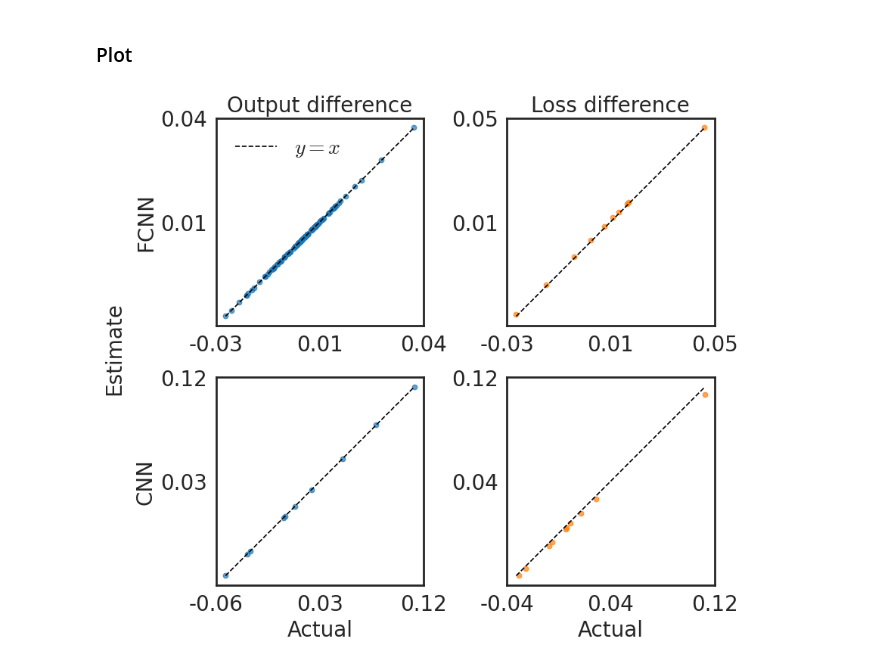
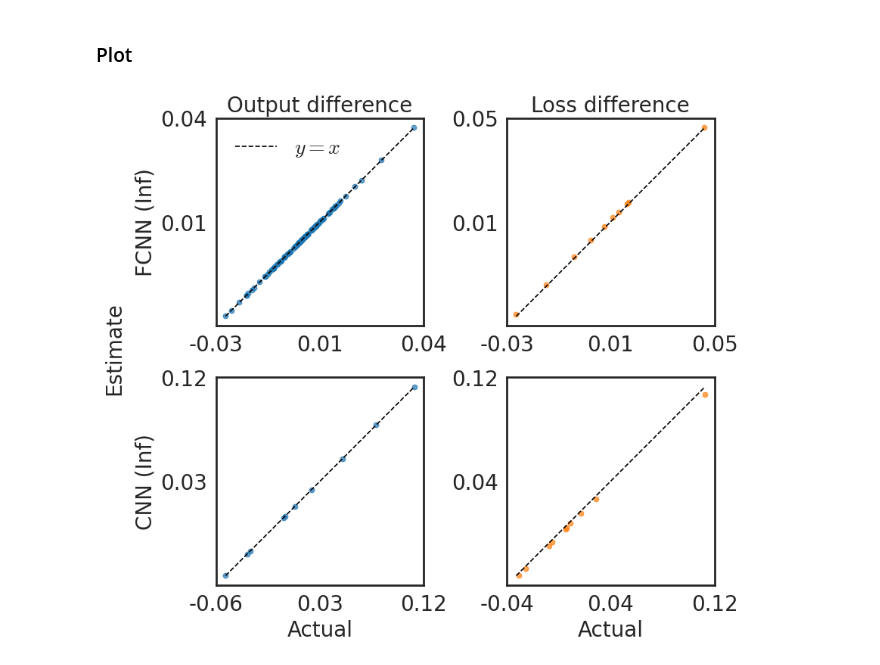
Before and after one commit to ZhenhuanSun/ntk_influence, a Jupyter notebook: plots/figure 4.ipynb, the cells around one changed output. Saved outputs shown, nothing was run; the diff lists cells and outputs as text; code cells hidden in the pictures.

```diff
--- a/plots/figure 4.ipynb
+++ b/plots/figure 4.ipynb
@@ -84,7 +84,7 @@ with plt.rc_context(rc_tex), sns.axes_style("white"), sns.plotting_context("pape
         show_legend=True,
     )
     axes[0, 0].set_title("Output difference", fontsize=title_fs)
-    axes[0, 0].set_ylabel("FCNN", fontsize=label_fs)
+    axes[0, 0].set_ylabel("FCNN (Inf)", fontsize=label_fs)
 
     plot_panel(
         axes[0, 1],
@@ -105,7 +105,7 @@ with plt.rc_context(rc_tex), sns.axes_style("white"), sns.plotting_context("pape
         color="tab:blue",
         show_legend=False,
     )
-    axes[1, 0].set_ylabel("CNN", fontsize=label_fs)
+    axes[1, 0].set_ylabel("CNN (Inf)", fontsize=label_fs)
 
     plot_panel(
         axes[1, 1],
@@ -116,31 +116,31 @@ with plt.rc_context(rc_tex), sns.axes_style("white"), sns.plotting_context("pape
     )
 
     # Bottom x-labels
     axes[1, 0].set_xlabel("Actual", fontsize=label_fs)
     axes[1, 1].set_xlabel("Actual", fontsize=label_fs)
 
     # Shared y-label
     fig.supylabel("Estimate", fontsize=label_fs, x=-0.05)
     #fig.supxlabel("Actual", fontsize=label_fs)
 
     for ax in axes.flat:
         # ax.xaxis.set_major_locator(MaxNLocator(nbins=2))
         # ax.yaxis.set_major_locator(MaxNLocator(nbins=2))
         ax.xaxis.set_major_locator(LinearLocator(numticks=3))
         ax.yaxis.set_major_locator(LinearLocator(numticks=3))
         ax.xaxis.set_major_formatter(FormatStrFormatter("%.2f"))
         ax.yaxis.set_major_formatter(FormatStrFormatter("%.2f"))
 
         for spine in ax.spines.values():
             spine.set_linewidth(2.0)
 
         ax.tick_params(axis="both", labelsize=tick_fs, width=1.5)
         ax.get_yticklabels()[0].set_visible(False)
 
     fig.subplots_adjust(hspace=0.1, wspace=0.4)
 
     fig.savefig(os.path.join(figures_dir, "figure_4.pdf"), bbox_inches="tight")
 
     plt.show()
 # %% [output]
-[figure, old version]
+[figure, new version]
```
Also changed, not shown: 9 other files.
